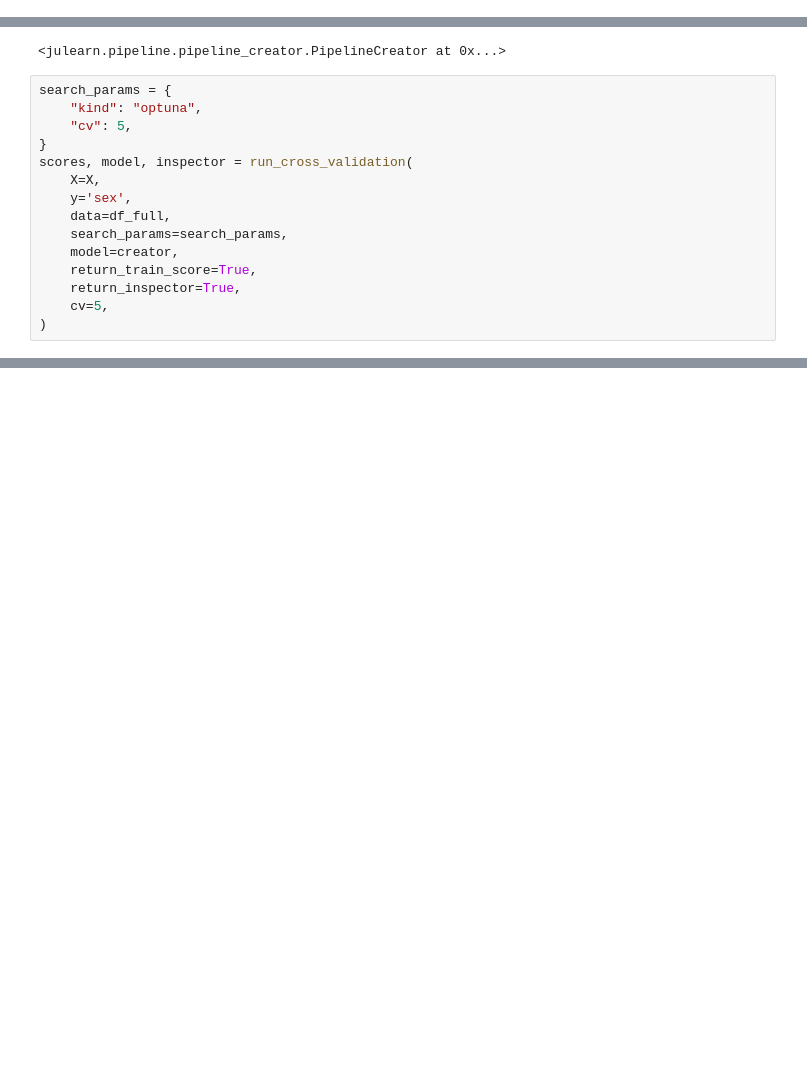
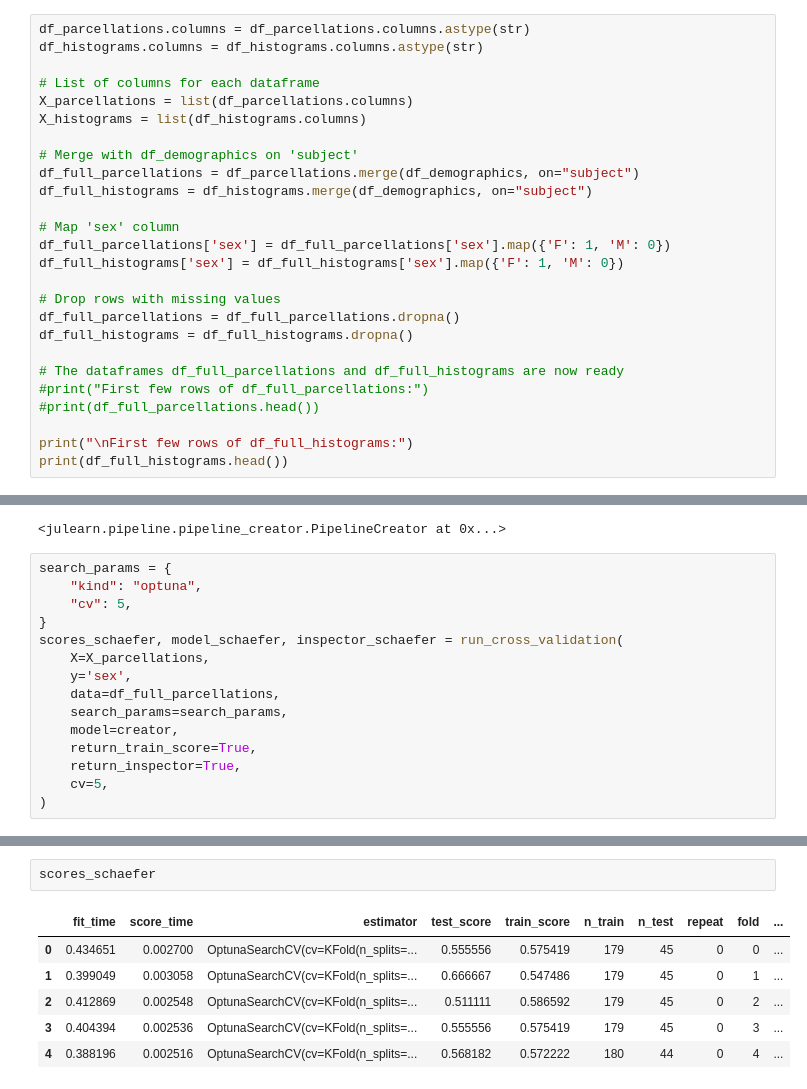
Before and after one commit to Cup-cake-lover/Julearn_predictions, a Jupyter notebook: AOMICID_1000_sexpreds.ipynb, the cells around one changed output, grey strips where cells are left out. Drawn from its saved outputs; the diff is of its cells as text; blank space fills up the shorter version.

```diff
--- a/AOMICID_1000_sexpreds.ipynb
+++ b/AOMICID_1000_sexpreds.ipynb
@@ -60,0 +75,26 @@ df_full = df_full.dropna()
+# %%
+df_parcellations.columns = df_parcellations.columns.astype(str)
+df_histograms.columns = df_histograms.columns.astype(str)
+
+# List of columns for each dataframe
+X_parcellations = list(df_parcellations.columns)
+X_histograms = list(df_histograms.columns)
+
+# Merge with df_demographics on 'subject'
+df_full_parcellations = df_parcellations.merge(df_demographics, on="subject")
+df_full_histograms = df_histograms.merge(df_demographics, on="subject")
+
+# Map 'sex' column
+df_full_parcellations['sex'] = df_full_parcellations['sex'].map({'F': 1, 'M': 0})
+df_full_histograms['sex'] = df_full_histograms['sex'].map({'F': 1, 'M': 0})
+
+# Drop rows with missing values
+df_full_parcellations = df_full_parcellations.dropna()
+df_full_histograms = df_full_histograms.dropna()
+
+# The dataframes df_full_parcellations and df_full_histograms are now ready
+#print("First few rows of df_full_parcellations:")
+#print(df_full_parcellations.head())
+
+print("\nFirst few rows of df_full_histograms:")
+print(df_full_histograms.head())
@@ -72,10 +130,10 @@ search_params = {
     "kind": "optuna",
     "cv": 5,
 }
-scores, model, inspector = run_cross_validation(
-    X=X,
+scores_schaefer, model_schaefer, inspector_schaefer = run_cross_validation(
+    X=X_parcellations,
     y='sex',
-    data=df_full,
+    data=df_full_parcellations,
     search_params=search_params,
     model=creator,
     return_train_score=True,
@@ -125,0 +161,9 @@ and try again.
+# %%
+scores_schaefer
+# %% [output]
+|  | fit_time | score_time | estimator | test_score | train_score | n_train | n_test | repeat | fold | ... |
+| 0 | 0.434651 | 0.002700 | OptunaSearchCV(cv=KFold(n_splits=... | 0.555556 | 0.575419 | 179 | 45 | 0 | 0 | ... |
+| 1 | 0.399049 | 0.003058 | OptunaSearchCV(cv=KFold(n_splits=... | 0.666667 | 0.547486 | 179 | 45 | 0 | 1 | ... |
+| 2 | 0.412869 | 0.002548 | OptunaSearchCV(cv=KFold(n_splits=... | 0.511111 | 0.586592 | 179 | 45 | 0 | 2 | ... |
+| 3 | 0.404394 | 0.002536 | OptunaSearchCV(cv=KFold(n_splits=... | 0.555556 | 0.575419 | 179 | 45 | 0 | 3 | ... |
+| 4 | 0.388196 | 0.002516 | OptunaSearchCV(cv=KFold(n_splits=... | 0.568182 | 0.572222 | 180 | 44 | 0 | 4 | ... |
```
Also changed, not shown: parts of 17 cells of this notebook.
